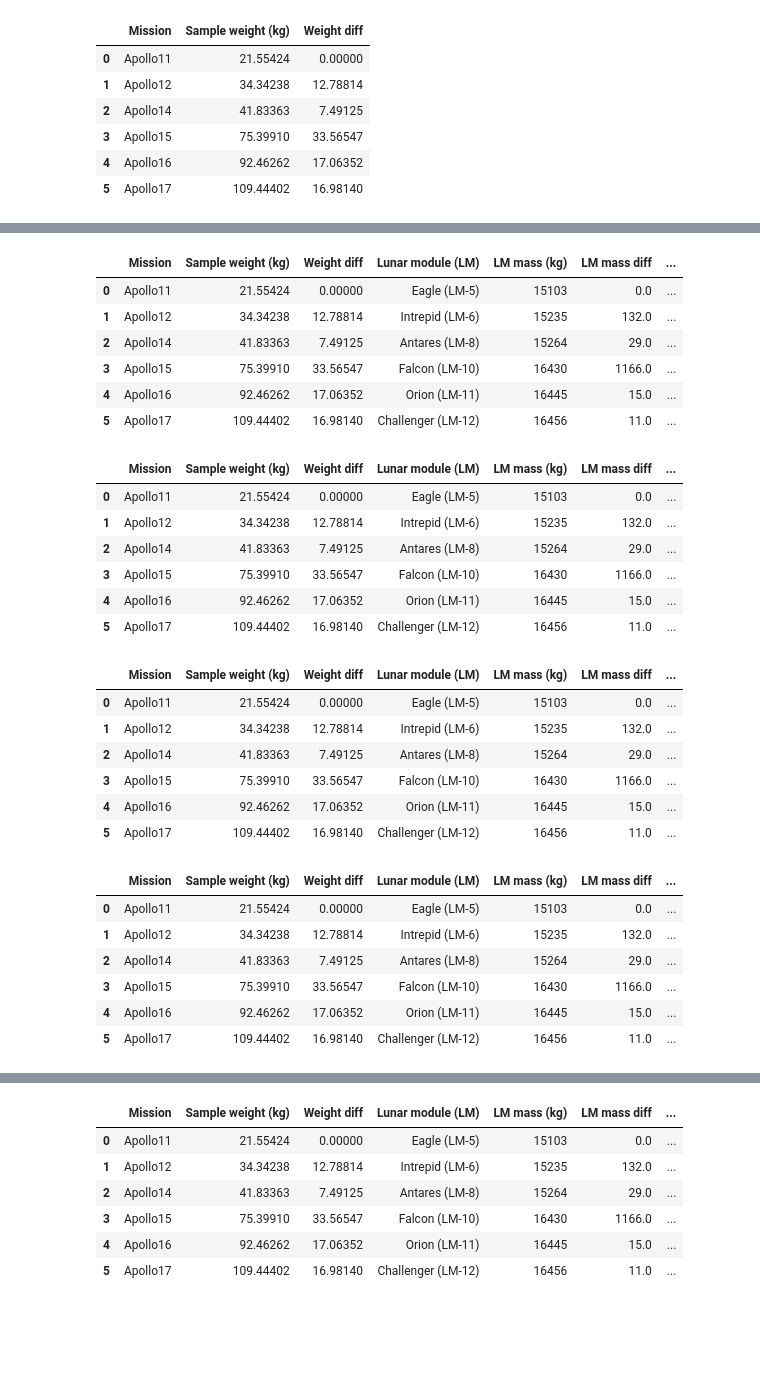
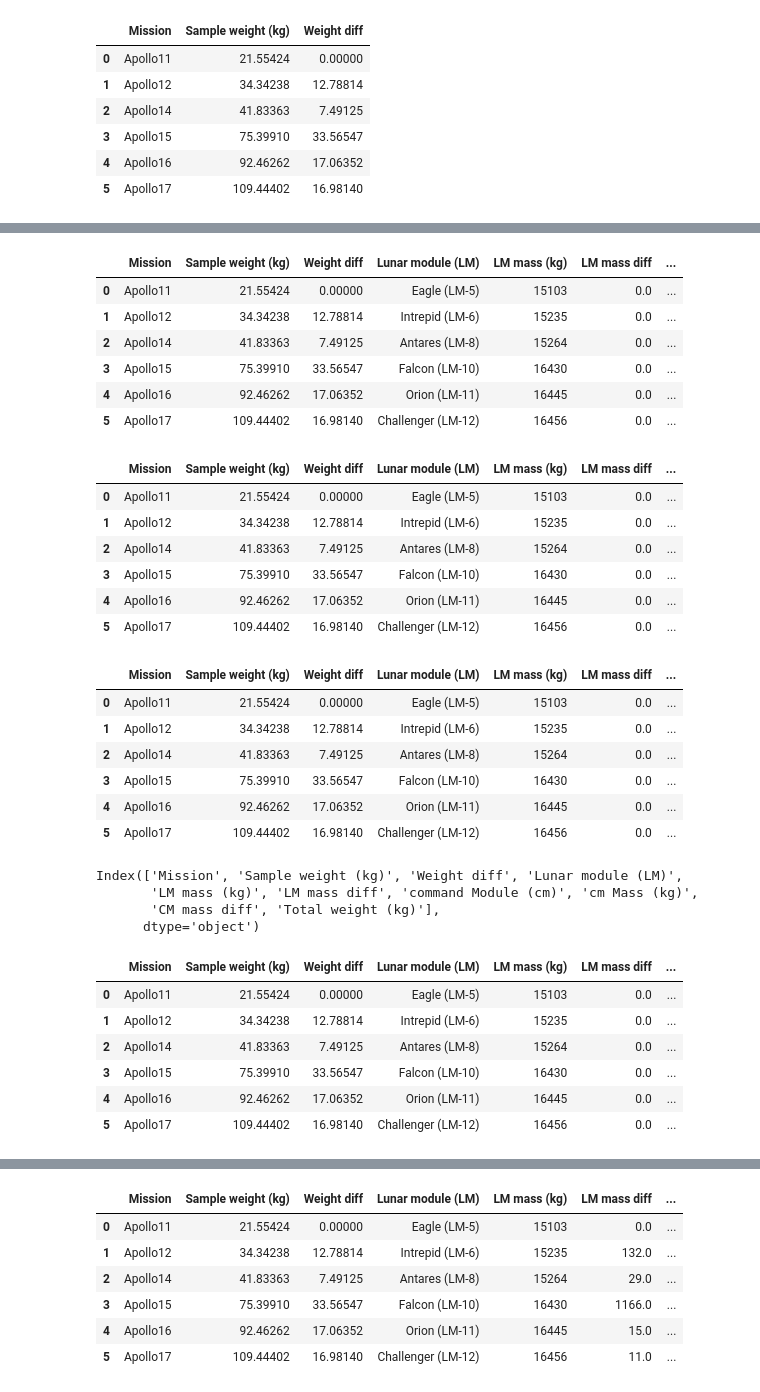
Before and after one commit to Lee-Security/pythonProject, a Jupyter notebook: 01_달탐사_미션.ipynb, the cells around one changed output, grey strips where cells are left out. Drawn from its saved outputs; the diff is of its cells as text; code cells hidden in the pictures; blank space fills up the shorter version.

```diff
--- a/01_달탐사_미션.ipynb
+++ b/01_달탐사_미션.ipynb
@@ -305,2 +440,3 @@ Name: Weight (kg), dtype: float64
 # %%
 # 아폴로 임무간의 수집해온 암석 샘플 총중량 차이를 나타내는 컬럼 'Weight diff'를 missions 데이터프레임에 추가
+missions['Weight diff'] = missions['Sample weight (kg)'].diff()
@@ -338,0 +460,4 @@ missions.fillna(value=0, inplace=True)
+# %%
+missions['Lunar module (LM)'] = 달모듈이름
+missions['LM mass (kg)'] = 달모듈중량
+missions
@@ -339,2 +472,3 @@ missions.fillna(value=0, inplace=True)
 # %%
 # 아폴로 임무별로 달모듈 중량 차이를 구해서 새로운 컬럼 'LM mass diff'를 만들어서  missions 데이터프레임에 추가
+missions['LM mass diff'] = missions.groupby('Mission')['Sample weight (kg)'].diff()
@@ -349,2 +475,3 @@ missions.fillna(value=0, inplace=True)
 # %%
 # 결측치가 있다면 0으로 채우기
+missions.fillna(value=0 ,inplace=True)
@@ -359,47 +478,68 @@ missions.fillna(value=0, inplace=True)
 # %%
 #명령모듈의 이름, 중량 컬럼을 missionms 데이터프레임에 추가
 명령모듈이름 = ['Columbia (CSM-107]', 'Yankee Clipper (CM-100])', 'Kitty Hawk (CM-110)', 'Endeavor (CM-112)', 'Casper (CM-113)', 'America (CM-114)']
 명령모듈중량 = [5560, 5609, 5758, 5875, 5840, 5960]
+# 못함
+
+missions['command Module (cm)'] = 명령모듈이름
+missions['cm Mass (kg)'] = 명령모듈중량
+missions
 # %% [output]
 |  | Mission | Sample weight (kg) | Weight diff | Lunar module (LM) | LM mass (kg) | LM mass diff | ... |
 | 0 | Apollo11 | 21.55424 | 0.00000 | Eagle (LM-5) | 15103 | 0.0 | ... |
-| 1 | Apollo12 | 34.34238 | 12.78814 | Intrepid (LM-6) | 15235 | 132.0 | ... |
-| 2 | Apollo14 | 41.83363 | 7.49125 | Antares (LM-8) | 15264 | 29.0 | ... |
-| 3 | Apollo15 | 75.39910 | 33.56547 | Falcon (LM-10) | 16430 | 1166.0 | ... |
-| 4 | Apollo16 | 92.46262 | 17.06352 | Orion (LM-11) | 16445 | 15.0 | ... |
-| 5 | Apollo17 | 109.44402 | 16.98140 | Challenger (LM-12) | 16456 | 11.0 | ... |
+| 1 | Apollo12 | 34.34238 | 12.78814 | Intrepid (LM-6) | 15235 | 0.0 | ... |
+| 2 | Apollo14 | 41.83363 | 7.49125 | Antares (LM-8) | 15264 | 0.0 | ... |
+| 3 | Apollo15 | 75.39910 | 33.56547 | Falcon (LM-10) | 16430 | 0.0 | ... |
+| 4 | Apollo16 | 92.46262 | 17.06352 | Orion (LM-11) | 16445 | 0.0 | ... |
+| 5 | Apollo17 | 109.44402 | 16.98140 | Challenger (LM-12) | 16456 | 0.0 | ... |
 # %%
 #임무간 명령 모듈 중량 차이 구하기기
 #아폴로 임무별로 명령모듈 중량 차이를 구해서 새로운 컬럼 'CM Mass diff'를 만들어 missions 데이터프레임에 추가
+missions['CM mass diff'] = missions['cm Mass (kg)'].diff()
+missions.fillna(value=0, inplace=True)
+missions
 # %% [output]
 |  | Mission | Sample weight (kg) | Weight diff | Lunar module (LM) | LM mass (kg) | LM mass diff | ... |
 | 0 | Apollo11 | 21.55424 | 0.00000 | Eagle (LM-5) | 15103 | 0.0 | ... |
-| 1 | Apollo12 | 34.34238 | 12.78814 | Intrepid (LM-6) | 15235 | 132.0 | ... |
-| 2 | Apollo14 | 41.83363 | 7.49125 | Antares (LM-8) | 15264 | 29.0 | ... |
-| 3 | Apollo15 | 75.39910 | 33.56547 | Falcon (LM-10) | 16430 | 1166.0 | ... |
-| 4 | Apollo16 | 92.46262 | 17.06352 | Orion (LM-11) | 16445 | 15.0 | ... |
-| 5 | Apollo17 | 109.44402 | 16.98140 | Challenger (LM-12) | 16456 | 11.0 | ... |
+| 1 | Apollo12 | 34.34238 | 12.78814 | Intrepid (LM-6) | 15235 | 0.0 | ... |
+| 2 | Apollo14 | 41.83363 | 7.49125 | Antares (LM-8) | 15264 | 0.0 | ... |
+| 3 | Apollo15 | 75.39910 | 33.56547 | Falcon (LM-10) | 16430 | 0.0 | ... |
+| 4 | Apollo16 | 92.46262 | 17.06352 | Orion (LM-11) | 16445 | 0.0 | ... |
+| 5 | Apollo17 | 109.44402 | 16.98140 | Challenger (LM-12) | 16456 | 0.0 | ... |
 # %%
 # 승무원영역 = 달모듈 + 명령모듈
 # 달 모듈과 명령모듈 중량을 합한 값을 'Total weight (kg)'라는 새로운 컬럼을 만들어 missions 데이터프레임에 추가
+missions['Total weight (kg)'] = missions['LM mass (kg)'] + missions['cm Mass (kg)']
+missions
 # %% [output]
 |  | Mission | Sample weight (kg) | Weight diff | Lunar module (LM) | LM mass (kg) | LM mass diff | ... |
 | 0 | Apollo11 | 21.55424 | 0.00000 | Eagle (LM-5) | 15103 | 0.0 | ... |
-| 1 | Apollo12 | 34.34238 | 12.78814 | Intrepid (LM-6) | 15235 | 132.0 | ... |
-| 2 | Apollo14 | 41.83363 | 7.49125 | Antares (LM-8) | 15264 | 29.0 | ... |
-| 3 | Apollo15 | 75.39910 | 33.56547 | Falcon (LM-10) | 16430 | 1166.0 | ... |
-| 4 | Apollo16 | 92.46262 | 17.06352 | Orion (LM-11) | 16445 | 15.0 | ... |
-| 5 | Apollo17 | 109.44402 | 16.98140 | Challenger (LM-12) | 16456 | 11.0 | ... |
+| 1 | Apollo12 | 34.34238 | 12.78814 | Intrepid (LM-6) | 15235 | 0.0 | ... |
+| 2 | Apollo14 | 41.83363 | 7.49125 | Antares (LM-8) | 15264 | 0.0 | ... |
+| 3 | Apollo15 | 75.39910 | 33.56547 | Falcon (LM-10) | 16430 | 0.0 | ... |
+| 4 | Apollo16 | 92.46262 | 17.06352 | Orion (LM-11) | 16445 | 0.0 | ... |
+| 5 | Apollo17 | 109.44402 | 16.98140 | Challenger (LM-12) | 16456 | 0.0 | ... |
+# %%
+print(missions.columns)
+# %% [output]
+Index(['Mission', 'Sample weight (kg)', 'Weight diff', 'Lunar module (LM)',
+       'LM mass (kg)', 'LM mass diff', 'command Module (cm)', 'cm Mass (kg)',
+       'CM mass diff', 'Total weight (kg)'],
+      dtype='object')
 # %%
 # 승무원 영역을 나타내는 'Total weight (kg)'의 아폴로 임무별 중량 차이를 구하는 새로운 컬럼 'Total weight diff'를 missions 데이터프레임에 추가
+missions['Total weight diff'] = missions['Total weight (kg)'].diff()
+missions.fillna(value=0, inplace = True)
+missions
+# LM mass dif 값이 이상함
 # %% [output]
 |  | Mission | Sample weight (kg) | Weight diff | Lunar module (LM) | LM mass (kg) | LM mass diff | ... |
 | 0 | Apollo11 | 21.55424 | 0.00000 | Eagle (LM-5) | 15103 | 0.0 | ... |
-| 1 | Apollo12 | 34.34238 | 12.78814 | Intrepid (LM-6) | 15235 | 132.0 | ... |
-| 2 | Apollo14 | 41.83363 | 7.49125 | Antares (LM-8) | 15264 | 29.0 | ... |
-| 3 | Apollo15 | 75.39910 | 33.56547 | Falcon (LM-10) | 16430 | 1166.0 | ... |
-| 4 | Apollo16 | 92.46262 | 17.06352 | Orion (LM-11) | 16445 | 15.0 | ... |
-| 5 | Apollo17 | 109.44402 | 16.98140 | Challenger (LM-12) | 16456 | 11.0 | ... |
+| 1 | Apollo12 | 34.34238 | 12.78814 | Intrepid (LM-6) | 15235 | 0.0 | ... |
+| 2 | Apollo14 | 41.83363 | 7.49125 | Antares (LM-8) | 15264 | 0.0 | ... |
+| 3 | Apollo15 | 75.39910 | 33.56547 | Falcon (LM-10) | 16430 | 0.0 | ... |
+| 4 | Apollo16 | 92.46262 | 17.06352 | Orion (LM-11) | 16445 | 0.0 | ... |
+| 5 | Apollo17 | 109.44402 | 16.98140 | Challenger (LM-12) | 16456 | 0.0 | ... |
 # %%
 # 페이로드에서 승무원 영역이 차지하는 비율 구하기 -> 'Crewed area : Payload'
 saturnVPayload = 43500
```
Also changed, not shown: parts of 37 cells of this notebook.
